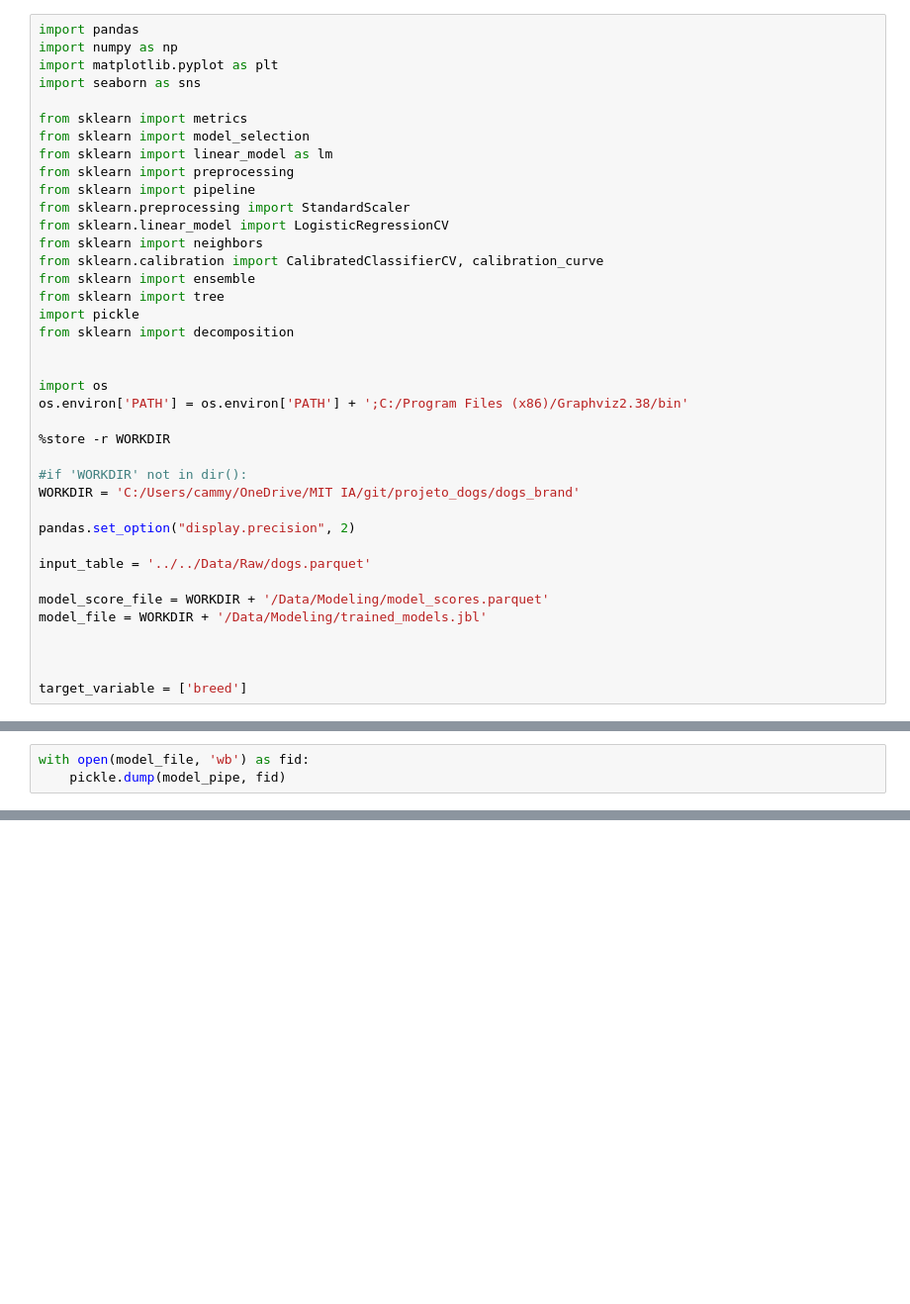
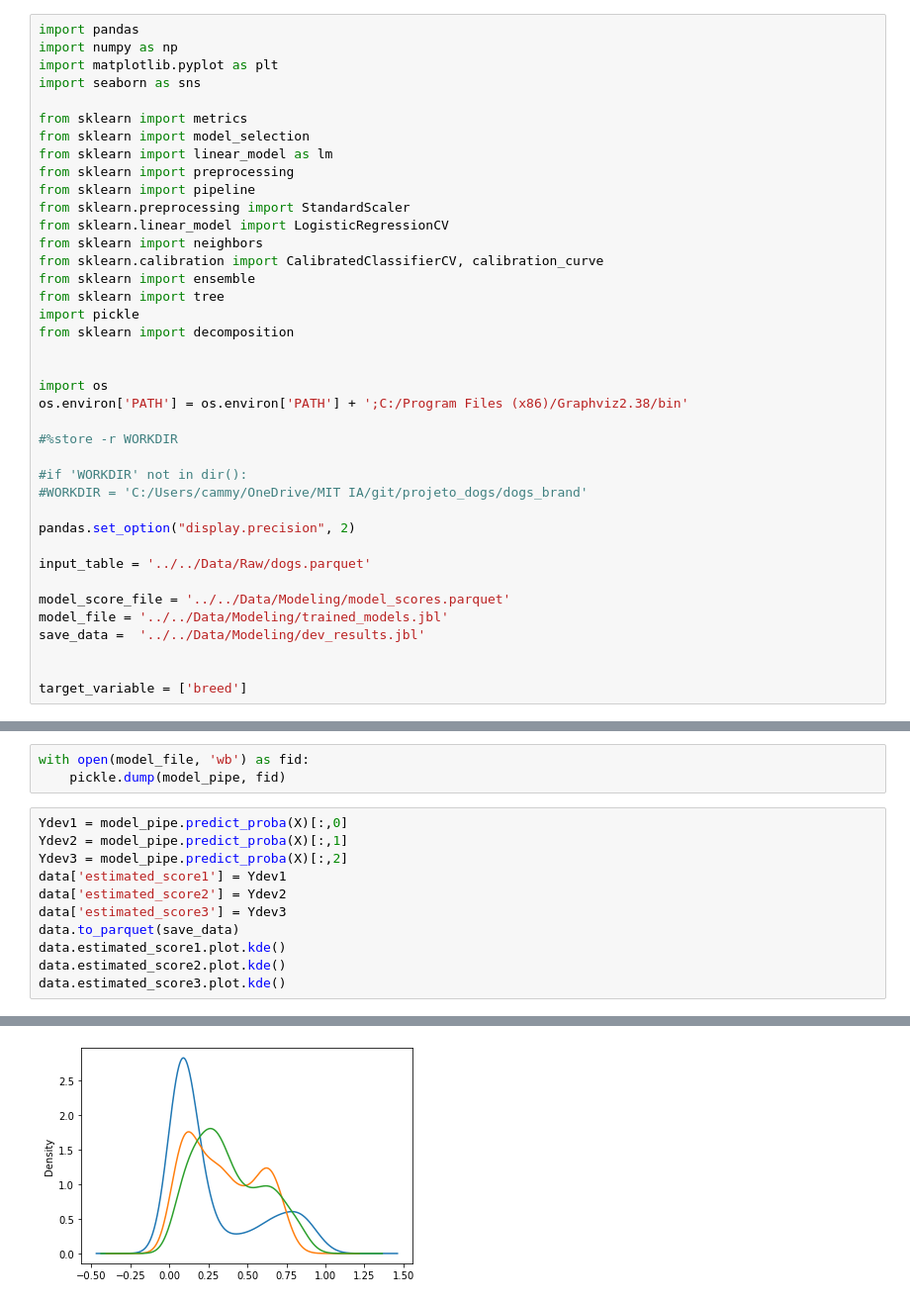
Before and after one commit to camillamelo/dogs_breed, a Jupyter notebook: Code/Model/modeling.ipynb, the cells around one changed output, grey strips where cells are left out. Shown at 99% size. Saved outputs shown, nothing was run; the diff lists cells and outputs as text; blank space fills up the shorter version.

```diff
--- a/Code/Model/modeling.ipynb
+++ b/Code/Model/modeling.ipynb
@@ -22,18 +22,18 @@ from sklearn import decomposition
 import os
 os.environ['PATH'] = os.environ['PATH'] + ';C:/Program Files (x86)/Graphviz2.38/bin'
 
-%store -r WORKDIR
+#%store -r WORKDIR
 
 #if 'WORKDIR' not in dir():
-WORKDIR = 'C:/Users/cammy/OneDrive/MIT IA/git/projeto_dogs/dogs_brand'
+#WORKDIR = 'C:/Users/cammy/OneDrive/MIT IA/git/projeto_dogs/dogs_brand'
 
 pandas.set_option("display.precision", 2)
 
 input_table = '../../Data/Raw/dogs.parquet'
 
-model_score_file = WORKDIR + '/Data/Modeling/model_scores.parquet'
-model_file = WORKDIR + '/Data/Modeling/trained_models.jbl'
-
+model_score_file = '../../Data/Modeling/model_scores.parquet'
+model_file = '../../Data/Modeling/trained_models.jbl'
+save_data =  '../../Data/Modeling/dev_results.jbl'
 
 
 target_variable = ['breed']
@@ -109,3 +197,15 @@ Accuracy: 0.7559055118110236
 # %%
 with open(model_file, 'wb') as fid:
     pickle.dump(model_pipe, fid)
+# %%
+Ydev1 = model_pipe.predict_proba(X)[:,0]
+Ydev2 = model_pipe.predict_proba(X)[:,1]
+Ydev3 = model_pipe.predict_proba(X)[:,2]
+data['estimated_score1'] = Ydev1
+data['estimated_score2'] = Ydev2
+data['estimated_score3'] = Ydev3
+data.to_parquet(save_data)
+data.estimated_score1.plot.kde()
+data.estimated_score2.plot.kde()
+data.estimated_score3.plot.kde()
+# %% [output]
@@ -111,0 +213 @@ with open(model_file, 'wb') as fid:
+[figure, added]
```
Also changed, not shown: parts of 19 cells of this notebook, 26 other files.
